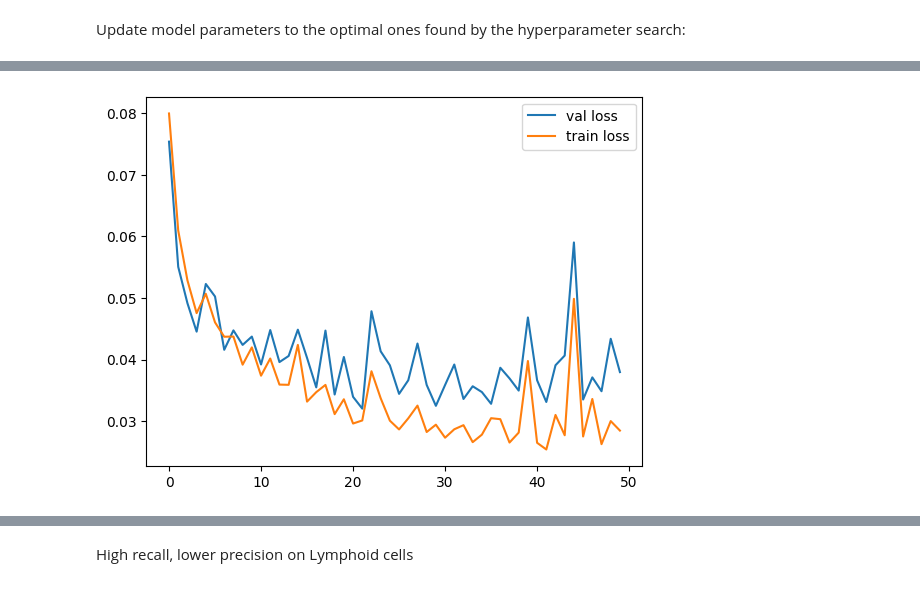
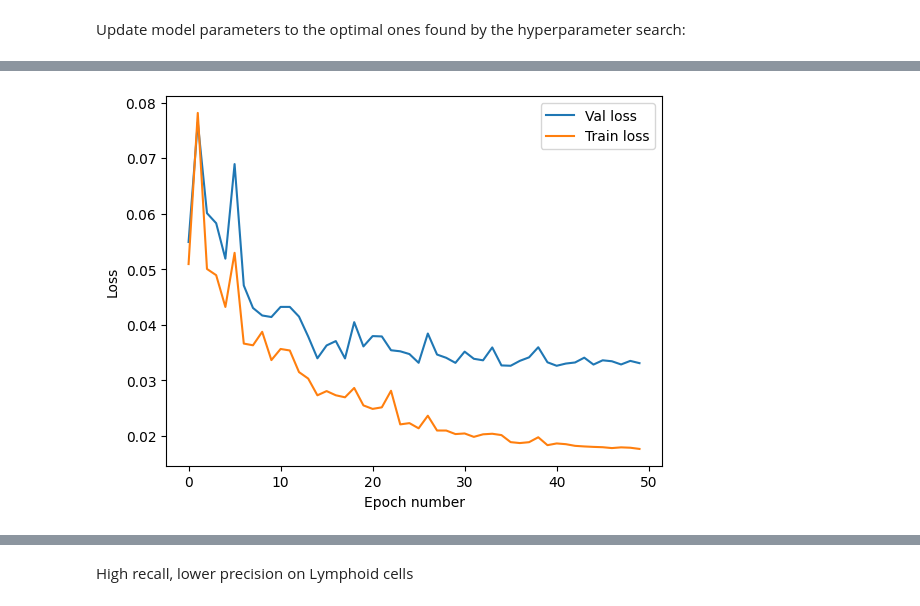
Before and after one commit to tom-jod/Helical_assesment, a Jupyter notebook: Assesment.ipynb, the cells around one changed output, grey strips where cells are left out. Saved outputs shown, nothing was run; the diff lists cells and outputs as text; code cells hidden in the pictures.

```diff
--- a/Assesment.ipynb
+++ b/Assesment.ipynb
@@ -61,30 +79,31 @@ def knockout_genes(data,model,genes):
   all genes present in the genes list.
 
   Inputs:
-      data (anndata): dataset that is being considered
-      model ()
+      data (anndata): An anndata file with single-cell expression data
+      model : A pre-trained foundation model (e.g., scGPT, Geneformer)
+      genes (list of integers): Each integer corresponds to the index of the gene that is being knocked out in the adata.var list
+
+  Outputs:
+      x_model : embeddings for orginal data (no dropout)
+      x_model_dropped : embeddings for data with genes knockout out
   """
   # generate embeddings on original data
   original_data = data.copy()
   new_data1 = model.process_data(adata = original_data, gene_names = "gene_name")
-
   x_model = model.get_embeddings(new_data1)
 
-  gene_indices = [data.var.index.get_loc(gene) for gene in genes if gene in data.var.index]
-  # update data in a vectorised way all at once to reduce memory spike
-  data.X[:,gene_indices] = 0
-
-  new_data = model.process_data(adata = data, gene_names = "gene_name")
- # print(data.X[0:50])
-  # check which genes are not chosen by the model
-  print([i for i in range(100) if data.var["gene_name"][i] not in new_data.vocab])
-
+  # Knockout: update data in a vectorised way all at once to reduce memory spike
+  perturbed_data = data.copy()
+  perturbed_data.X[:,genes] = 0
+  new_data = model.process_data(adata = perturbed_data, gene_names = "gene_name")
   x_model_dropped = model.get_embeddings(new_data)
 
+  # check which genes are not chosen by the model
+  print([i for i in genes if data.var["gene_name"][i] not in new_data.vocab])
+
   return x_model, x_model_dropped
-#genes_to_knockout = ['A1BG', 'A1BG-AS1', 'A1CF', 'A2M']
-genes_to_knockout = list(adata.var_names[0:40])
 
+genes_to_knockout = [9950]
 x_modelt, x_model_droppedt = knockout_genes(adata,scgpt,genes_to_knockout)
 # %% [output]
 INFO:helical.utils.downloader:File: 'C:\Users\tomjo\.cache\helical\models\scgpt/scGPT_CP/vocab.json' exists already. File is not overwritten and nothing is downloaded.
@@ -228,6 +439,8 @@ def train_model(model,
                 num_epochs = 50,
                 batch = 64,
                 plotting = True):
+
+    scheduler = torch.optim.lr_scheduler.StepLR(optimizer, step_size=25, gamma=0.99)
 
     # Create DataLoader for batching
     train_dataset = TensorDataset(X_train, y_train)
@@ -256,6 +469,7 @@ def train_model(model,
             # Backward pass and optimize
             loss.backward()
             optimizer.step()
+            scheduler.step()
             # Clear gradients for next batch
             optimizer.zero_grad()
 
@@ -281,9 +495,11 @@ def train_model(model,
         model.train()
     # Compare train and val losses per epoch
     if plotting:
-        plt.plot(range(num_epochs),global_val_losses, label = "val loss")
-        plt.plot(range(num_epochs),global_train_losses, label = "train loss")
+        plt.plot(range(num_epochs),global_val_losses, label = "Val loss")
+        plt.plot(range(num_epochs),global_train_losses, label = "Train loss")
         plt.legend()
+        plt.xlabel("Epoch number")
+        plt.ylabel("Loss")
         plt.show()
 
     model.eval()
@@ -512,8 +734,8 @@ Epoch 18, Validation Loss: 0.035252554539161235
 Update model parameters to the optimal ones found by the hyperparameter search:
 # %%
 
-X_train, X_val, y_train, y_val = train_test_split(x_model_dropped, y_encoded, test_size=0.1, random_state=42)
-classification_model = build_model([128,64],nn.Tanh())
+X_train, X_val, y_train, y_val = train_test_split(x_model, y_encoded, test_size=0.1, random_state=42)
+classification_model = build_model([256,64],nn.ReLU())
 new_model = deepcopy(classification_model)
 # dont need val set as this is our final model, so train on whole train set
 new_model = train_model(new_model,
@@ -521,6 +743,6 @@ new_model = train_model(new_model,
                                y_train,
                                torch.from_numpy(X_val),
                                y_val,
-                               optim.Adam(new_model.parameters(), lr=0.001, weight_decay=1e-4),
+                               optim.Adam(new_model.parameters(), lr=0.01, weight_decay=1e-4),
                                nn.CrossEntropyLoss())
 # %% [output]
@@ -544,4 +766,4 @@ Epoch 50, Validation Loss: 0.03796278286832743
-[figure, old version]
+[figure, new version]
 # %%
 def get_evaluations(name_data_set, y_true, y_pred) -> dict:
   accuracy = accuracy_score(y_true, y_pred)
```
Also changed, not shown: parts of 50 cells of this notebook.
